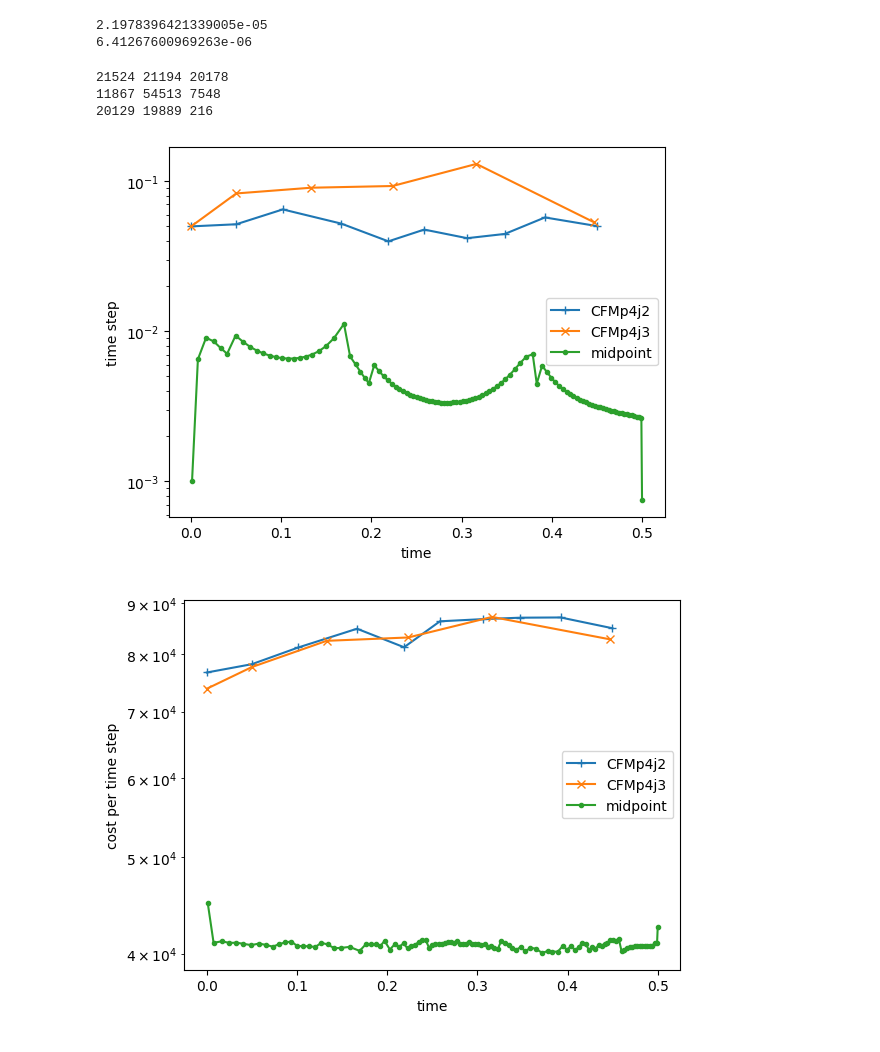
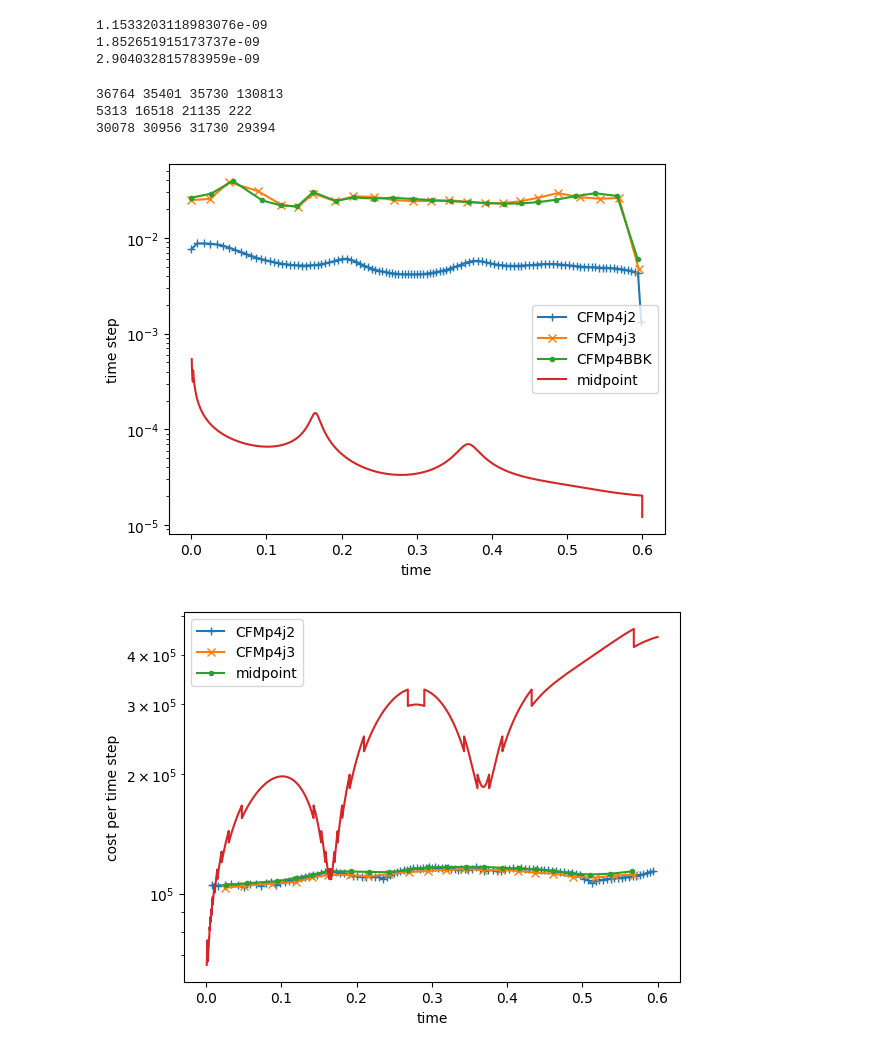
Before and after one commit to newbisi/mkprop, a Jupyter notebook: examples/comparestepscosts.ipynb, the cells around one changed output. Drawn from its saved outputs; the diff is of its cells as text; code cells hidden in the pictures.

```diff
--- a/examples/comparestepscosts.ipynb
+++ b/examples/comparestepscosts.ipynb
@@ -6,7 +6,6 @@ import mkprop
 from exlaser import doublewellproblem as prob
 import matplotlib.pyplot as plt
 
-
 n=1200
 L=5
 Hamiltonian = prob(n,L)
@@ -14,14 +13,14 @@ Hamiltonian = prob(n,L)
 x, nrm, inr = Hamiltonian.getprop()
 #tend = 5.0
 tnow = 0
-tend = 0.5
+tend = 0.6
 u = Hamiltonian.getinitialstate()
 
 mv, dmv = Hamiltonian.setupHamiltonian(0)
 # %%
 np.set_printoptions(linewidth=180)
 m=60
-tol=1e-4
+tol=1e-8
 ktype=2
 reo=0
 # %%
@@ -30,44 +29,51 @@ yCFM4a1,tlist1,dtlist1,_,mc11,mc12,mc13 = mkprop.adaptiveCFMp4j2(u,tnow,tend,dti
 # %%
 dtinit = 5e-2
 yCFM4a2,tlist2,dtlist2,_,mc21,mc22,mc23 = mkprop.adaptiveCFMp4j3(u,tnow,tend,dtinit,Hamiltonian,tol=tol,ktype=ktype,reo=reo,inr=inr)
+# %%
+dtinit = 5e-2
+yCFM4BBK,tlist3,dtlist3,_,mc31,mc32,mc33 = mkprop.adaptiveCFMBBK4(u,tnow,tend,dtinit,Hamiltonian,tol=tol,ktype=ktype,reo=reo,inr=inr)
 # %%
 dtinit = 1e-3
-ympa1,tlist3,dtlist3,_,mc31,mc32,mc33 = mkprop.adaptivemidpoint(u,tnow,tend,dtinit,Hamiltonian,tol=tol,ktype=ktype,reo=reo,inr=inr)
+ympa1,tlist4,dtlist4,_,mc41,mc42,mc43 = mkprop.adaptivemidpoint(u,tnow,tend,dtinit,Hamiltonian,tol=tol,ktype=ktype,reo=reo,inr=inr)
 # %%
 print(nrm(yCFM4a1-yCFM4a2)/tend)
+print(nrm(yCFM4BBK-yCFM4a2)/tend)
 print(nrm(ympa1-yCFM4a2)/tend)
 # %% [output]
-2.1978396421339005e-05
-6.41267600969263e-06
+1.1533203118983076e-09
+1.852651915173737e-09
+2.904032815783959e-09
 # %%
-print(sum(mc11),sum(mc21),sum(mc31))
-print(sum(mc12),sum(mc22),sum(mc32))
-print(sum(mc13),sum(mc23),sum(mc33))
+print(sum(mc11),sum(mc21),sum(mc31),sum(mc41))
+print(sum(mc12),sum(mc22),sum(mc32),sum(mc42))
+print(sum(mc13),sum(mc23),sum(mc33),sum(mc43))
 # %% [output]
-21524 21194 20178
-11867 54513 7548
-20129 19889 216
+36764 35401 35730 130813
+5313 16518 21135 222
+30078 30956 31730 29394
 # %%
 # time steps dt over time
-plt.semilogy(tlist1,dtlist1,'+-',tlist2,dtlist2,'x-',tlist3,dtlist3,'.-');
+plt.semilogy(tlist1,dtlist1,'+-',tlist2,dtlist2,'x-',tlist3,dtlist3,'.-',tlist4,dtlist4);
 plt.ylabel('time step')
 plt.xlabel('time')
-plt.gca().legend(('CFMp4j2','CFMp4j3','midpoint'))
-plt.savefig("stepsize.pdf", format="pdf", bbox_inches="tight")
+plt.gca().legend(('CFMp4j2','CFMp4j3','CFMp4BBK','midpoint'), loc='center right')
+#plt.savefig("stepsize.pdf", format="pdf", bbox_inches="tight")
 plt.savefig("stepsize.png")
 # %% [output]
-[figure, old version]
+[figure, new version]
 # %%
 # number of matrix-vector multiplications used per time step over time (only for steps which were accepted)
 eff1 = [(m1+m3)/dt for (m1,m2,m3,dt) in zip(mc11,mc12,mc13,dtlist1)]
 eff2 = [(m1+m3)/dt for (m1,m2,m3,dt) in zip(mc21,mc22,mc23,dtlist2)]
 eff3 = [(m1+m3)/dt for (m1,m2,m3,dt) in zip(mc31,mc32,mc33,dtlist3)]
-plt.semilogy(tlist1,eff1,'+-',tlist2,eff2,'x-',tlist3,eff3,'.-');
+eff4 = [(m1+m3)/dt for (m1,m2,m3,dt) in zip(mc41,mc42,mc43,dtlist4)]
+plt.semilogy(tlist1[1:-1],eff1[1:-1],'+-',tlist2[1:-1],eff2[1:-1],'x-',
+             tlist3[1:-1],eff3[1:-1],'.-',tlist4[1:-1],eff4[1:-1]);
 plt.ylabel('cost per time step')
 plt.xlabel('time')
 plt.gca().legend(('CFMp4j2','CFMp4j3','midpoint'))
 #plt.title('cost per time step over time');
-plt.savefig("costperstepsize.pdf", format="pdf", bbox_inches="tight")
+#plt.savefig("costperstepsize.pdf", format="pdf", bbox_inches="tight")
 plt.savefig("costperstepsize.png")
 # %% [output]
-[figure, old version]
+[figure, new version]
```
Also changed, not shown: 11 other files.
